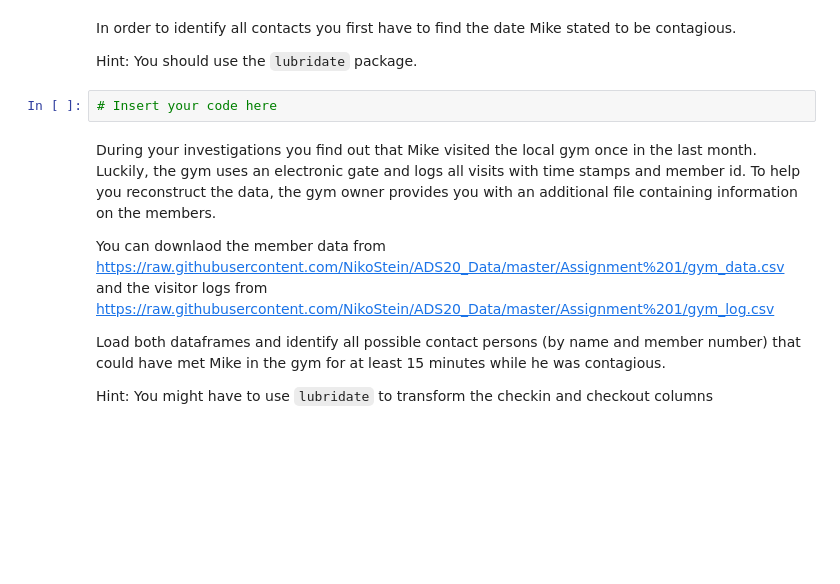
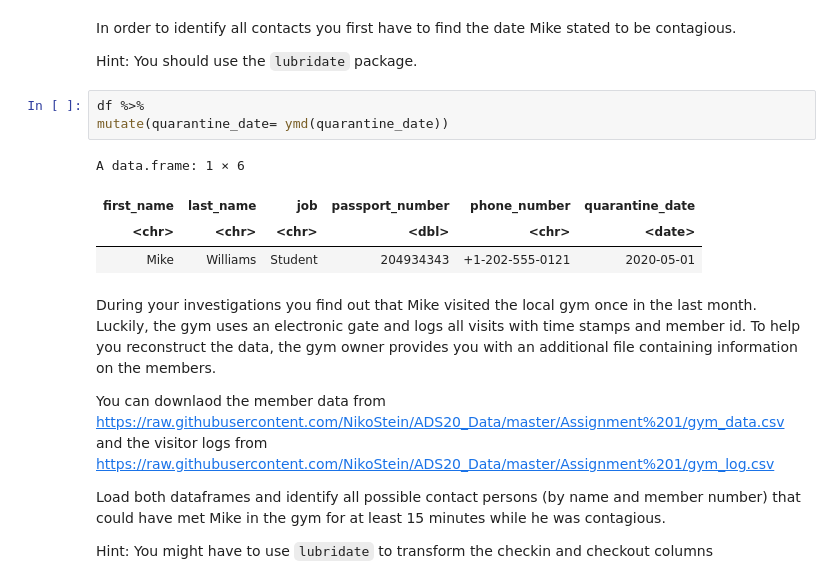
Before and after one commit to michiWS1920/ADS20, a Jupyter notebook: ADS_Programming_Assignment_1.ipynb, the cells around one changed output. Saved outputs shown, nothing was run; the diff lists cells and outputs as text; blank space fills up the shorter version.

````diff
--- a/ADS_Programming_Assignment_1.ipynb
+++ b/ADS_Programming_Assignment_1.ipynb
@@ -445,8 +450,14 @@ df
 In order to identify all contacts you first have to find the date Mike stated to be contagious.
 
 Hint: You should use the ```lubridate``` package.
-# %%
-# Insert your code here
+# %%
+df %>%
+mutate(quarantine_date= ymd(quarantine_date))
+# %% [output]
+A data.frame: 1 × 6
+| first_name | last_name | job | passport_number | phone_number | quarantine_date |
+| <chr> | <chr> | <chr> | <dbl> | <chr> | <date> |
+| Mike | Williams | Student | 204934343 | +1-202-555-0121 | 2020-05-01 |
 # %% [markdown]
 During your investigations you find out that Mike visited the local gym once in the last month. Luckily, the gym uses an electronic gate and logs all visits with time stamps and member id. To help you reconstruct the data, the gym owner provides you with an additional file containing information on the members.
 
````
Also changed, not shown: parts of 4 cells of this notebook.
